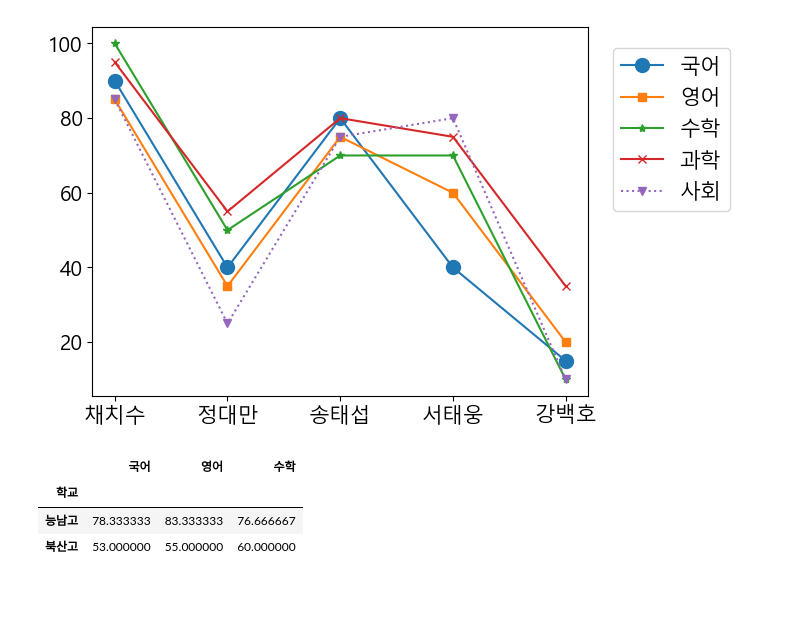
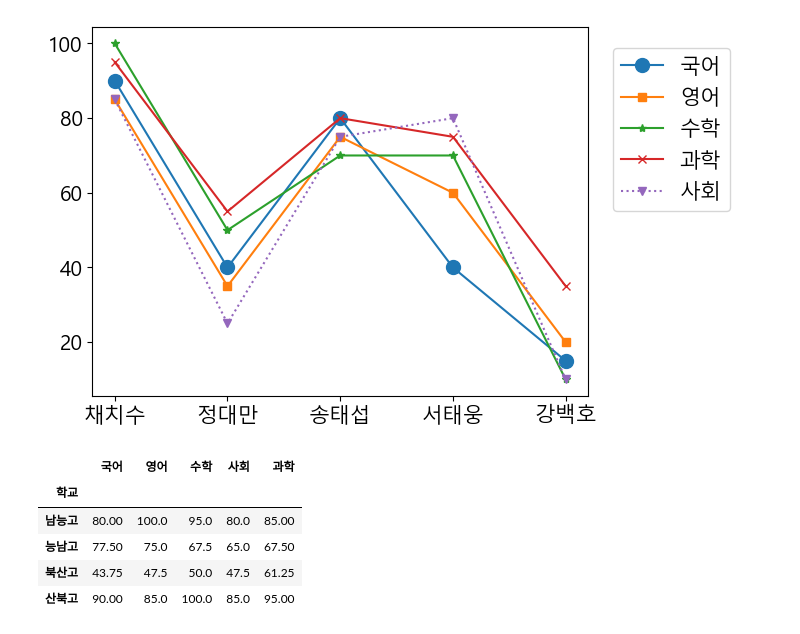
Before and after one commit to helen-cho/data, a Jupyter notebook: python/데이터시각화/05.여러데이타.ipynb, the cells around one changed output. Cells and saved outputs as stored; diff of their text form; code cells hidden in the pictures; blank space fills up the shorter version.

```diff
--- a/python/데이터시각화/05.여러데이타.ipynb
+++ b/python/데이터시각화/05.여러데이타.ipynb
@@ -82,6 +82,9 @@ df
 | 6번 | 변덕규 | 능남고 | 202 | 80 | 100 | 95 | 85 | 80 | C |
 | 7번 | 황태산 | 능남고 | 188 | 55 | 65 | 45 | 40 | 35 | PYTHON |
 | 8번 | 윤대협 | 능남고 | 190 | 100 | 85 | 90 | 95 | 95 | C# |
+# %%
+df.loc['1번', '학교'] = '산북고'
+df.loc['6번', '학교'] = '남능고'
 # %%
 score = df[['이름', '국어', '영어', '수학', '과학', '사회']][:5]
 score
@@ -104,10 +107,12 @@ plt.show()
 # %% [output]
 [figure]
 # %%
-score = df.groupby('학교')[['국어', '영어','수학']].mean()
+score = df.groupby('학교')[['국어', '영어','수학', '사회', '과학']].mean()
 score
 # %% [output]
-|  | 국어 | 영어 | 수학 |
-| 학교 |  |  |  |
-| 능남고 | 78.333333 | 83.333333 | 76.666667 |
-| 북산고 | 53.000000 | 55.000000 | 60.000000 |
+|  | 국어 | 영어 | 수학 | 사회 | 과학 |
+| 학교 |  |  |  |  |  |
+| 남능고 | 80.00 | 100.0 | 95.0 | 80.0 | 85.00 |
+| 능남고 | 77.50 | 75.0 | 67.5 | 65.0 | 67.50 |
+| 북산고 | 43.75 | 47.5 | 50.0 | 47.5 | 61.25 |
+| 산북고 | 90.00 | 85.0 | 100.0 | 85.0 | 95.00 |
```
Also changed, not shown: parts of 9 cells of this notebook, 5 other files.
